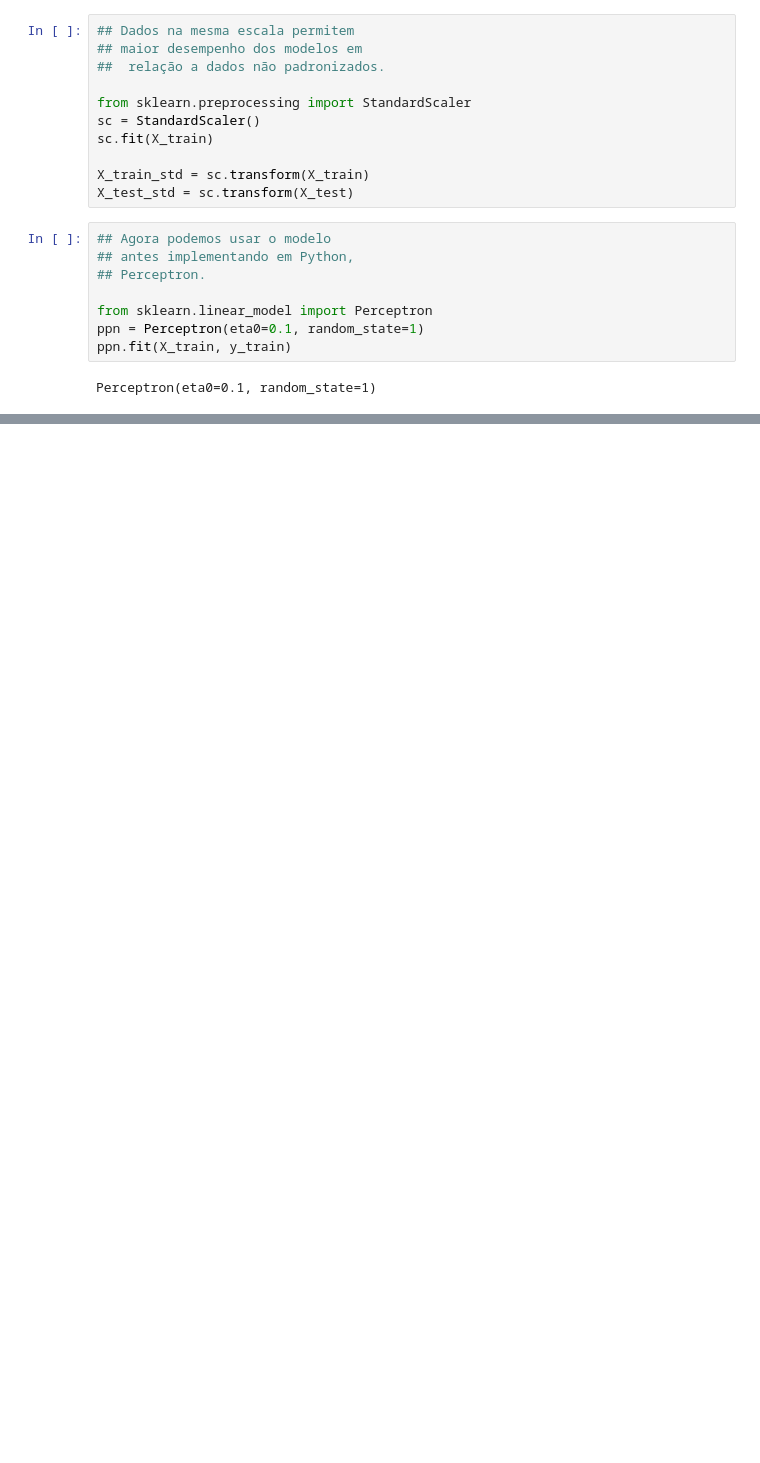
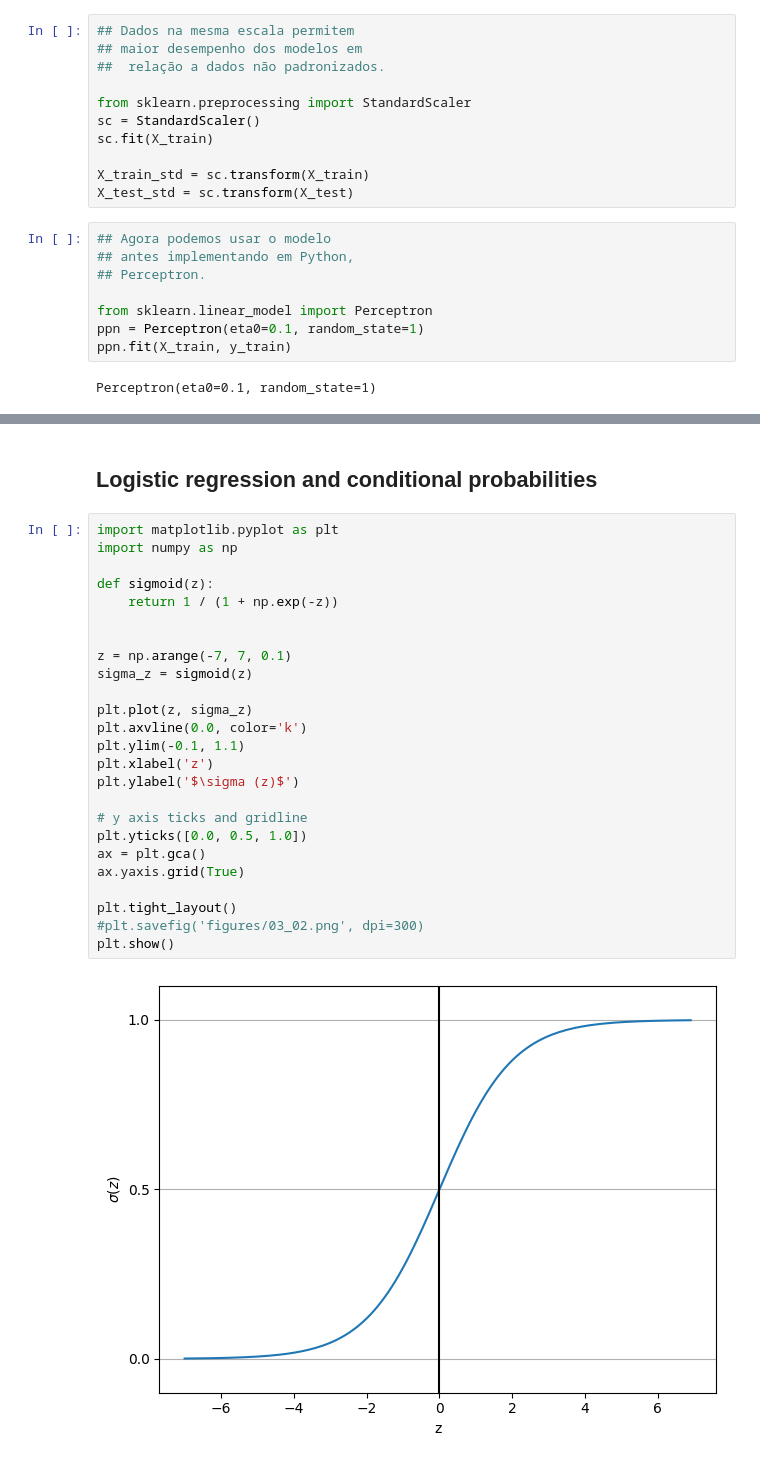
Before and after one commit to CllsPy/learn_ai, a Jupyter notebook: livros/ML with Pytorch & Sklearn/ch03/notebooks/ch03-ml-com-pytorch.ipynb, the cells around one changed output, grey strips where cells are left out. Drawn from its saved outputs; the diff is of its cells as text; blank space fills up the shorter version.

```diff
--- a/livros/ML with Pytorch & Sklearn/ch03/notebooks/ch03-ml-com-pytorch.ipynb
+++ b/livros/ML with Pytorch & Sklearn/ch03/notebooks/ch03-ml-com-pytorch.ipynb
@@ -55,0 +154,29 @@ Perceptron(eta0=0.1, random_state=1)
+# %% [markdown]
+## Logistic regression and conditional probabilities
+# %%
+import matplotlib.pyplot as plt
+import numpy as np
+
+def sigmoid(z):
+    return 1 / (1 + np.exp(-z))
+
+
+z = np.arange(-7, 7, 0.1)
+sigma_z = sigmoid(z)
+
+plt.plot(z, sigma_z)
+plt.axvline(0.0, color='k')
+plt.ylim(-0.1, 1.1)
+plt.xlabel('z')
+plt.ylabel('$\sigma (z)$')
+
+# y axis ticks and gridline
+plt.yticks([0.0, 0.5, 1.0])
+ax = plt.gca()
+ax.yaxis.grid(True)
+
+plt.tight_layout()
+#plt.savefig('figures/03_02.png', dpi=300)
+plt.show()
+# %% [output]
+[figure, added]
```
Also changed, not shown: parts of 13 cells of this notebook.
